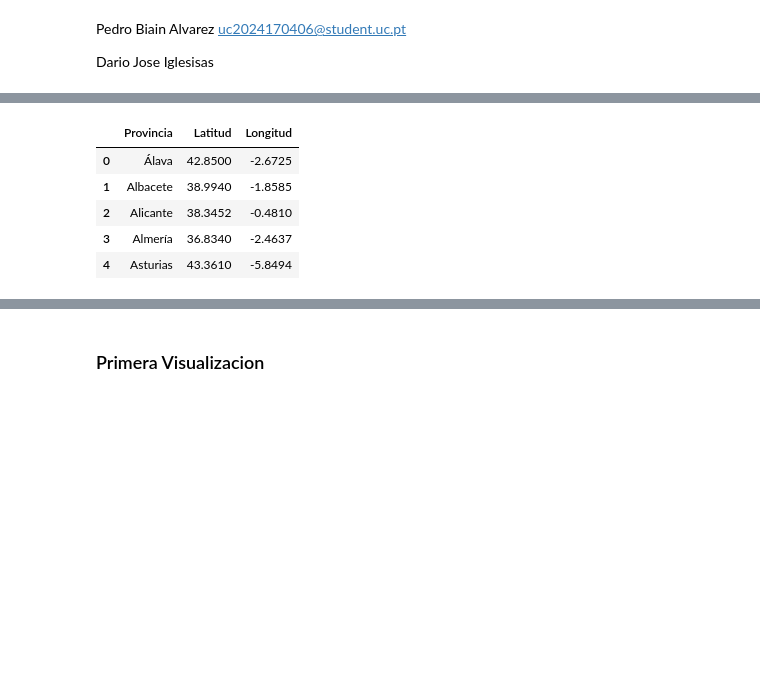
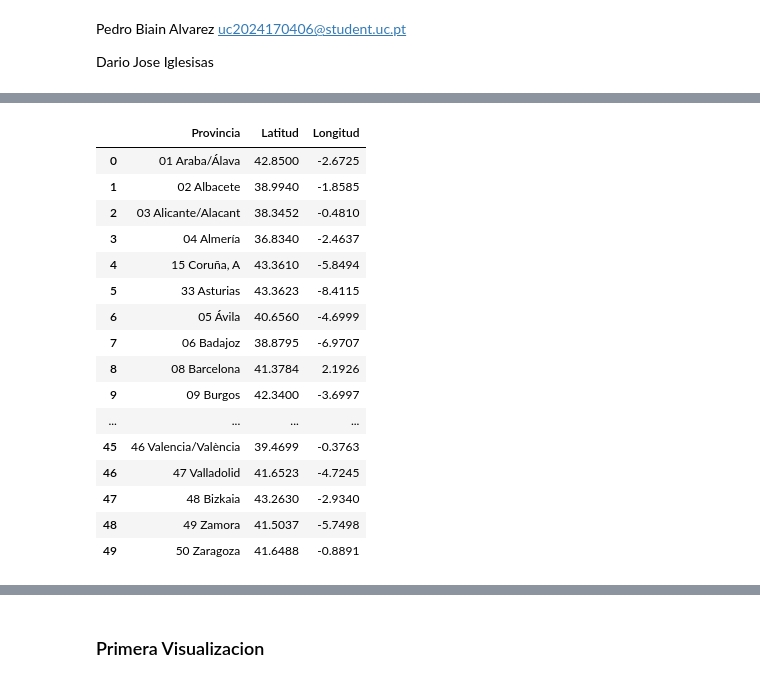
Before and after one commit to Pedrobiain10/VD-Project, a Jupyter notebook: prueba2.ipynb, the cells around one changed output, grey strips where cells are left out. Cells and saved outputs as stored; diff of their text form; code cells hidden in the pictures; blank space fills up the shorter version.

```diff
--- a/prueba2.ipynb
+++ b/prueba2.ipynb
@@ -44,5 +116,5 @@ poblacion_df.head(5)
 # %%
 df_provincias = pd.read_csv("provincias_actualizado.csv")  # Base de datos de coordenadas
-df_provincias = df_provincias.iloc[:,:-3]
-df_provincias.head(5)
+df_provincias = pd.DataFrame(df_provincias)
+df_provincias.head(50)
 # %% [output]
@@ -54,0 +138,6 @@ df_provincias.head(5)
+# %%
+
+df_provincias.iloc[5, 0:3] = df_provincias.iloc[5, 3:6].values
+# Mantener todas las columnas excepto las últimas 3
+df_provincias = df_provincias.iloc[:, :-3]
+df_provincias.head(50)
@@ -55,21 +162,40 @@ df_provincias.head(5)
 # %%
-provincias_nuevas = [
-    'Álava', 'Albacete', 'Alicante', 'Almería', 'Asturias', 'Ávila', 'Badajoz', 'Barcelona',
-    'Burgos', 'Cáceres', 'Cádiz', 'Cantabria', 'Castellón', 'Ciudad Real', 'Córdoba', 'Cuenca','Coruña, A',
-    'Gerona', 'Granada', 'Guadalajara', 'Gipuzkoa', 'Huelva', 'Huesca', 'Islas Baleares', 'Jaén',
-    'La Rioja', 'Las Palmas', 'León', 'Lleida', 'Lugo', 'Madrid', 'Málaga', 'Murcia',
-    'Navarra', 'Ourense', 'Palencia', 'Pontevedra', 'Salamanca', 'Segovia', 'Sevilla', 'Soria',
-    'Tarragona', 'Santa Cruz de Tenerife', 'Teruel', 'Toledo', 'Valencia', 'Valladolid', 'Vizcaya', 'Zamora', 'Zaragoza'
-]
+provincias_nuevas = ['01 Araba/Álava','02 Albacete','03 Alicante/Alacant','04 Almería', '15 Coruña, A','33 Asturias','05 Ávila',
+         '06 Badajoz','08 Barcelona','09 Burgos',
+         '10 Cáceres','11 Cádiz','39 Cantabria','12 Castellón/Castelló','13 Ciudad Real','14 Córdoba','16 Cuenca',
+         '17 Girona','18 Granada','19 Guadalajara','20 Gipuzkoa',
+         '21 Huelva','22 Huesca',
+         '07 Balears, Illes',
+         '23 Jaén',
+         '26 Rioja, La','35 Palmas, Las','24 León','25 Lleida','27 Lugo',
+         '28 Madrid','29 Málaga','30 Murcia',
+         '31 Navarra',
+         '32 Ourense',
+         '34 Palencia','36 Pontevedra',
+         '37 Salamanca','38 Santa Cruz de Tenerife', '40 Segovia','41 Sevilla','42 Soria',
+         '43 Tarragona', '44 Teruel', '45 Toledo',
+         '46 Valencia/València','47 Valladolid','48 Bizkaia',
+         '49 Zamora','50 Zaragoza']
 
 # Reemplazar los valores de la columna 'provincia' con la lista de provincias
 df_provincias['Provincia'] = provincias_nuevas
-df_provincias.head(5)
+df_provincias.head(50)
 # %% [output]
 |  | Provincia | Latitud | Longitud |
-| 0 | Álava | 42.8500 | -2.6725 |
-| 1 | Albacete | 38.9940 | -1.8585 |
-| 2 | Alicante | 38.3452 | -0.4810 |
-| 3 | Almería | 36.8340 | -2.4637 |
-| 4 | Asturias | 43.3610 | -5.8494 |
+| 0 | 01 Araba/Álava | 42.8500 | -2.6725 |
+| 1 | 02 Albacete | 38.9940 | -1.8585 |
+| 2 | 03 Alicante/Alacant | 38.3452 | -0.4810 |
+| 3 | 04 Almería | 36.8340 | -2.4637 |
+| 4 | 15 Coruña, A | 43.3610 | -5.8494 |
+| 5 | 33 Asturias | 43.3623 | -8.4115 |
+| 6 | 05 Ávila | 40.6560 | -4.6999 |
+| 7 | 06 Badajoz | 38.8795 | -6.9707 |
+| 8 | 08 Barcelona | 41.3784 | 2.1926 |
+| 9 | 09 Burgos | 42.3400 | -3.6997 |
+| ... | ... | ... | ... |
+| 45 | 46 Valencia/València | 39.4699 | -0.3763 |
+| 46 | 47 Valladolid | 41.6523 | -4.7245 |
+| 47 | 48 Bizkaia | 43.2630 | -2.9340 |
+| 48 | 49 Zamora | 41.5037 | -5.7498 |
+| 49 | 50 Zaragoza | 41.6488 | -0.8891 |
 # %%
```
Also changed, not shown: parts of 18 cells of this notebook, 1 other file.
